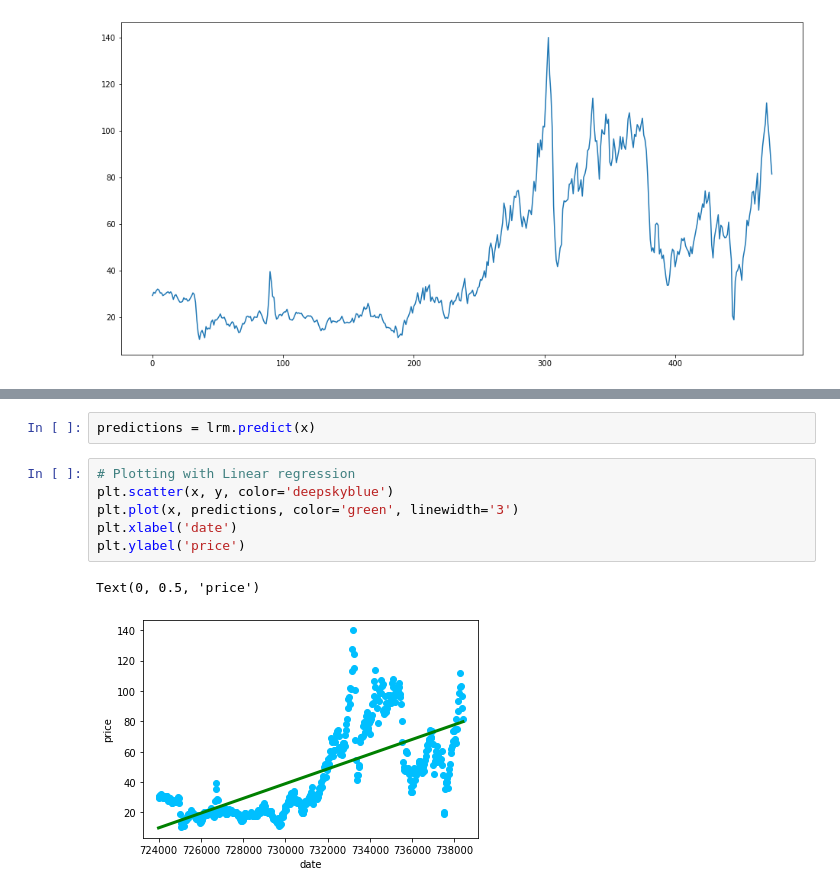
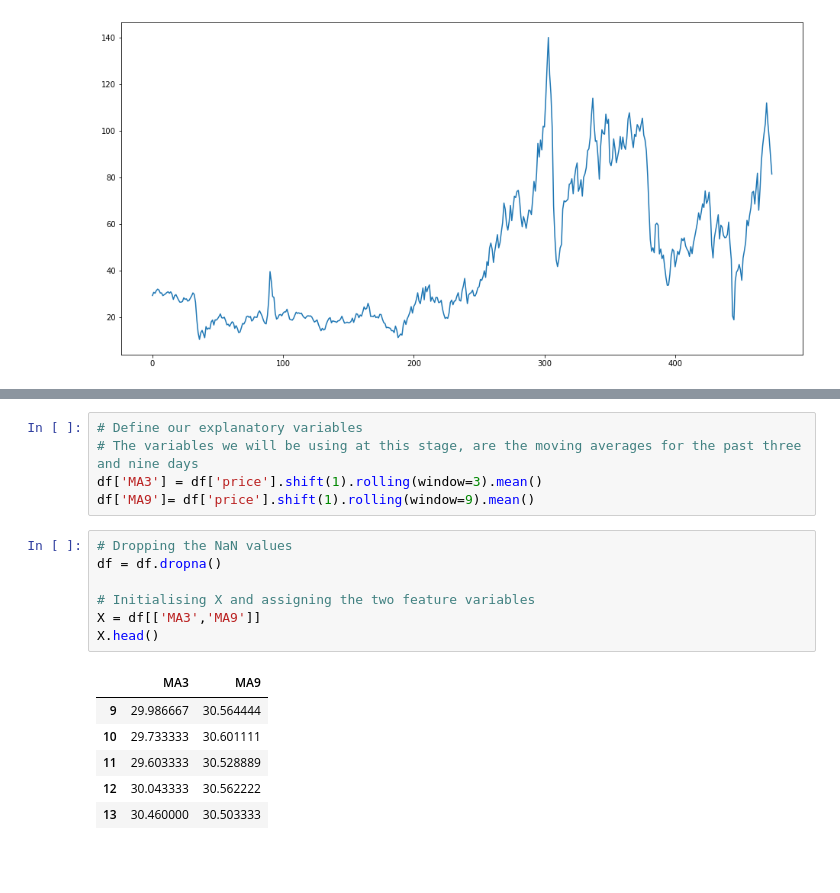
Before and after one commit to Bourbxn/petrol-prediction, a Jupyter notebook: main.ipynb, the cells around one changed output, grey strips where cells are left out. Cells and saved outputs as stored; diff of their text form; blank space fills up the shorter version.

```diff
--- a/main.ipynb
+++ b/main.ipynb
@@ -61,11 +39,19 @@ array([0.00485735])
-# %%
-predictions = lrm.predict(x)
-# %%
-# Plotting with Linear regression
-plt.scatter(x, y, color='deepskyblue')
-plt.plot(x, predictions, color='green', linewidth='3')
-plt.xlabel('date')
-plt.ylabel('price')
-# %% [output]
-Text(0, 0.5, 'price')
-[figure, removed]
+# %%
+# Define our explanatory variables
+# The variables we will be using at this stage, are the moving averages for the past three and nine days
+df['MA3'] = df['price'].shift(1).rolling(window=3).mean()
+df['MA9']= df['price'].shift(1).rolling(window=9).mean()
+# %%
+# Dropping the NaN values
+df = df.dropna()
+
+# Initialising X and assigning the two feature variables
+X = df[['MA3','MA9']]
+X.head()
+# %% [output]
+|  | MA3 | MA9 |
+| 9 | 29.986667 | 30.564444 |
+| 10 | 29.733333 | 30.601111 |
+| 11 | 29.603333 | 30.528889 |
+| 12 | 30.043333 | 30.562222 |
+| 13 | 30.460000 | 30.503333 |
```
Also changed, not shown: parts of 11 cells of this notebook.
